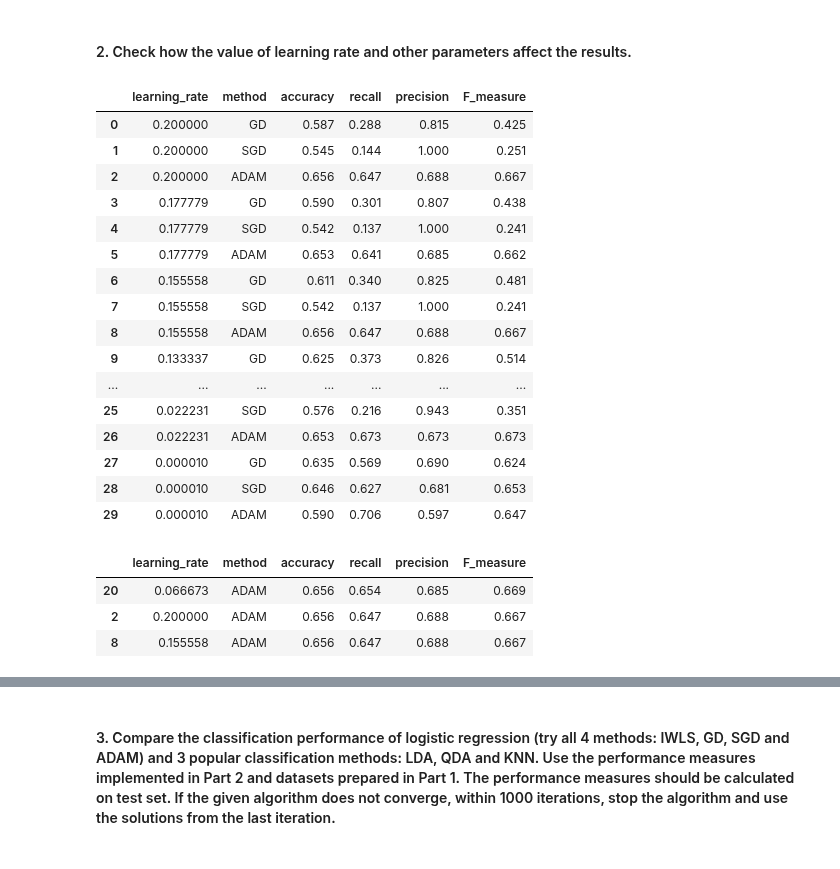
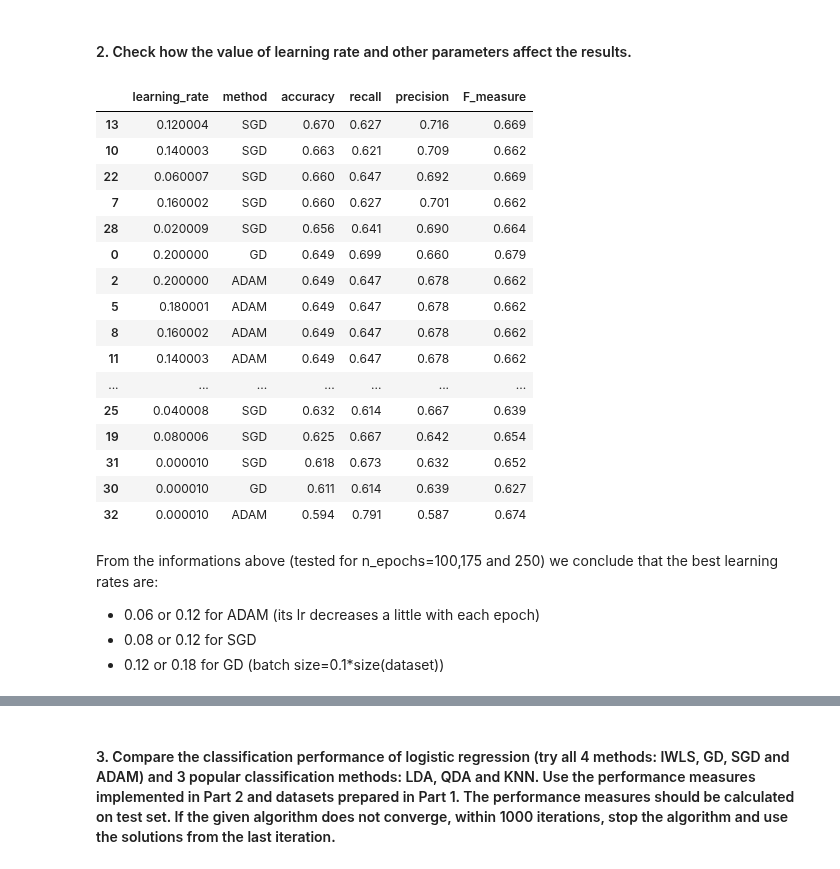
Before and after one commit to pawel99k/AML2022, a Jupyter notebook: Project1/experiments/Retinopathy_experiments.ipynb, the cells around one changed output, grey strips where cells are left out. Cells and saved outputs as stored; diff of their text form; code cells hidden in the pictures.

```diff
--- a/Project1/experiments/Retinopathy_experiments.ipynb
+++ b/Project1/experiments/Retinopathy_experiments.ipynb
@@ -42,7 +42,7 @@ X_ret_train, X_ret_test, y_ret_train, y_ret_test = prep_ret.train_test_split(X_r
 # %% [markdown]
 In the task requierements we're asked to remove collinear variables, so we're left with only first 4 options. The GD and SGD results for these 4 are very similar (close to 63%). Thats why I would suggest taking the one where the remaining 2 achieve the best results (which in this case is no scaling and no target balancing). The remaining tests will be perfomed in this particular situation.
 # %%
-remove_coll,balance_classes,scaling=True,False,True
+remove_coll,balance_classes,scaling=True,True,True
 X_train=X_ret_train.copy()
 X_test=X_ret_test.copy()
 y_train=y_ret_train.copy()
@@ -56,12 +56,11 @@ if scaling:
     s = StandardScaler()
     X_train = s.fit_transform(X_train)
     X_test = s.transform(X_test)
-#próbowałem to wrzucić do funkcji preprocess_data, ale coś wywala błąd więc na razie odpuszczam
-
-#One Hot Encoding
+#One Hot Encoding- niepotrzebne tutaj
 #X_train = prep_ret.one_hot_encoding_fit_transform(X_train)
 #X_test = prep_ret.one_hot_encoding_transform(X_test)
 
+#W przypadku gdy jest scaling to X_train i X_test i tak już są numpy_array
 #X_train=X_train.to_numpy()
 y_train=y_train.to_numpy()
 #X_test=X_test.to_numpy()
@@ -71,14 +71,15 @@ y_test=y_test.to_numpy()
 # %% [markdown]
 #### 1. Convergence analysis: check how the value of log-likelihood function depends on the number of iterations for 4 above algorithms.
 # %%
+lr=0.01
 n_epochs=1000
 
 lr_models = {
-     'GD': LogReg(optimization='Gradient Descent', learning_rate=0.023, epochs=n_epochs, batch_size=32),
-     'SGD': LogReg(optimization='Stochastic Gradient Descent', learning_rate=0.00001, epochs=n_epochs),
+     'GD': LogReg(optimization='Gradient Descent', learning_rate=lr, epochs=n_epochs, batch_size=0.1),
+     'SGD': LogReg(optimization='Stochastic Gradient Descent', learning_rate=lr, epochs=n_epochs),
      'IRLS': LogReg(optimization='Iterative Reweighted Least Squares', epochs=n_epochs),
-     'ADAM': LogReg(optimization='Adaptive Moment Estimation', epochs=n_epochs, learning_rate=0.18, beta_1=0.8,
-                    beta_2=0.9, epsilon=1e-8)
+     'ADAM': LogReg(optimization='Adaptive Moment Estimation', epochs=n_epochs, learning_rate=lr, beta_1=0.9,
+                    beta_2=0.99, epsilon=1e-8)
  }
 # %%
 plt.figure(figsize=(16, 10))
@@ -99,40 +100,38 @@ plt.show()
 # %%
 tested_l_rates=np.linspace(start=0.2,stop=1e-5,num=11)
 tested_algorithms={'GD': 'Gradient Descent','SGD':'Stochastic Gradient Descent','ADAM':'Adaptive Moment Estimation'}
 
 res_test_learning_rates=experiments.test_learning_rates(X_train=X_train,
                                                         y_train=y_train,
                                                         X_test=X_test,
                                                         y_test=y_test,
                                                         l_rates=tested_l_rates,
-                                                        algorithms=tested_algorithms)
-
-res_test_learning_rates
+                                                        algorithms=tested_algorithms,batch_size=0.1)
+#print(res_test_learning_rates['accuracy'].mean())
+res_test_learning_rates.sort_values(by=['accuracy','F_measure','recall','precision'],ascending=False)
 # %% [output]
 |  | learning_rate | method | accuracy | recall | precision | F_measure |
-| 0 | 0.200000 | GD | 0.587 | 0.288 | 0.815 | 0.425 |
-| 1 | 0.200000 | SGD | 0.545 | 0.144 | 1.000 | 0.251 |
-| 2 | 0.200000 | ADAM | 0.656 | 0.647 | 0.688 | 0.667 |
-| 3 | 0.177779 | GD | 0.590 | 0.301 | 0.807 | 0.438 |
-| 4 | 0.177779 | SGD | 0.542 | 0.137 | 1.000 | 0.241 |
-| 5 | 0.177779 | ADAM | 0.653 | 0.641 | 0.685 | 0.662 |
-| 6 | 0.155558 | GD | 0.611 | 0.340 | 0.825 | 0.481 |
-| 7 | 0.155558 | SGD | 0.542 | 0.137 | 1.000 | 0.241 |
-| 8 | 0.155558 | ADAM | 0.656 | 0.647 | 0.688 | 0.667 |
-| 9 | 0.133337 | GD | 0.625 | 0.373 | 0.826 | 0.514 |
+| 13 | 0.120004 | SGD | 0.670 | 0.627 | 0.716 | 0.669 |
+| 10 | 0.140003 | SGD | 0.663 | 0.621 | 0.709 | 0.662 |
+| 22 | 0.060007 | SGD | 0.660 | 0.647 | 0.692 | 0.669 |
+| 7 | 0.160002 | SGD | 0.660 | 0.627 | 0.701 | 0.662 |
+| 28 | 0.020009 | SGD | 0.656 | 0.641 | 0.690 | 0.664 |
+| 0 | 0.200000 | GD | 0.649 | 0.699 | 0.660 | 0.679 |
+| 2 | 0.200000 | ADAM | 0.649 | 0.647 | 0.678 | 0.662 |
+| 5 | 0.180001 | ADAM | 0.649 | 0.647 | 0.678 | 0.662 |
+| 8 | 0.160002 | ADAM | 0.649 | 0.647 | 0.678 | 0.662 |
+| 11 | 0.140003 | ADAM | 0.649 | 0.647 | 0.678 | 0.662 |
 | ... | ... | ... | ... | ... | ... | ... |
-| 25 | 0.022231 | SGD | 0.576 | 0.216 | 0.943 | 0.351 |
-| 26 | 0.022231 | ADAM | 0.653 | 0.673 | 0.673 | 0.673 |
-| 27 | 0.000010 | GD | 0.635 | 0.569 | 0.690 | 0.624 |
-| 28 | 0.000010 | SGD | 0.646 | 0.627 | 0.681 | 0.653 |
-| 29 | 0.000010 | ADAM | 0.590 | 0.706 | 0.597 | 0.647 |
+| 25 | 0.040008 | SGD | 0.632 | 0.614 | 0.667 | 0.639 |
+| 19 | 0.080006 | SGD | 0.625 | 0.667 | 0.642 | 0.654 |
+| 31 | 0.000010 | SGD | 0.618 | 0.673 | 0.632 | 0.652 |
+| 30 | 0.000010 | GD | 0.611 | 0.614 | 0.639 | 0.627 |
+| 32 | 0.000010 | ADAM | 0.594 | 0.791 | 0.587 | 0.674 |
-# %%
-res_test_learning_rates[res_test_learning_rates['method']=='ADAM'].sort_values(by=['accuracy','F_measure','recall','precision'],ascending=False).head(3)
-# %% [output]
-|  | learning_rate | method | accuracy | recall | precision | F_measure |
-| 20 | 0.066673 | ADAM | 0.656 | 0.654 | 0.685 | 0.669 |
-| 2 | 0.200000 | ADAM | 0.656 | 0.647 | 0.688 | 0.667 |
-| 8 | 0.155558 | ADAM | 0.656 | 0.647 | 0.688 | 0.667 |
+# %% [markdown]
+From the informations above (tested for n_epochs=100,175 and 250) we conclude that the best learning rates are:
+- 0.06 or 0.12 for ADAM (its lr decreases a little with each epoch)
+- 0.08 or 0.12 for SGD
+- 0.12 or 0.18 for GD (batch size=0.1*size(dataset))
 # %%
 tested_betas_1=np.linspace(start=0.75,stop=.97,num=12)
 tested_betas_2=np.linspace(start=0.90,stop=0.99,num=10)
```
Also changed, not shown: parts of 10 cells of this notebook, 1 other file.
